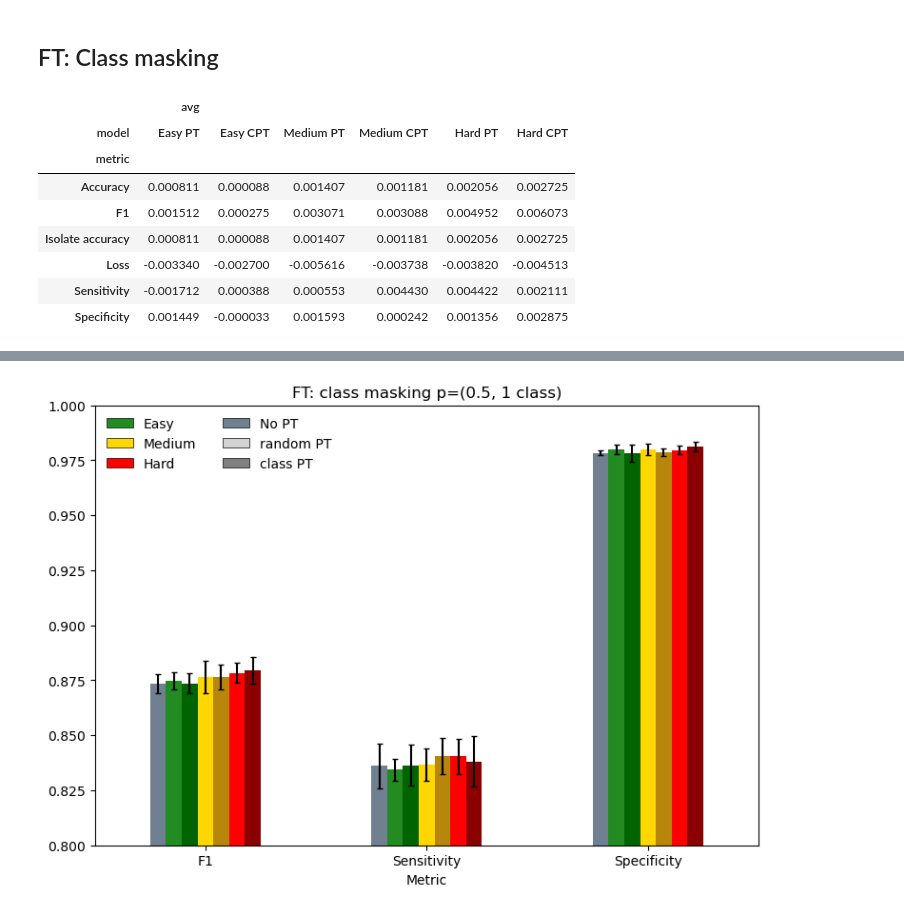
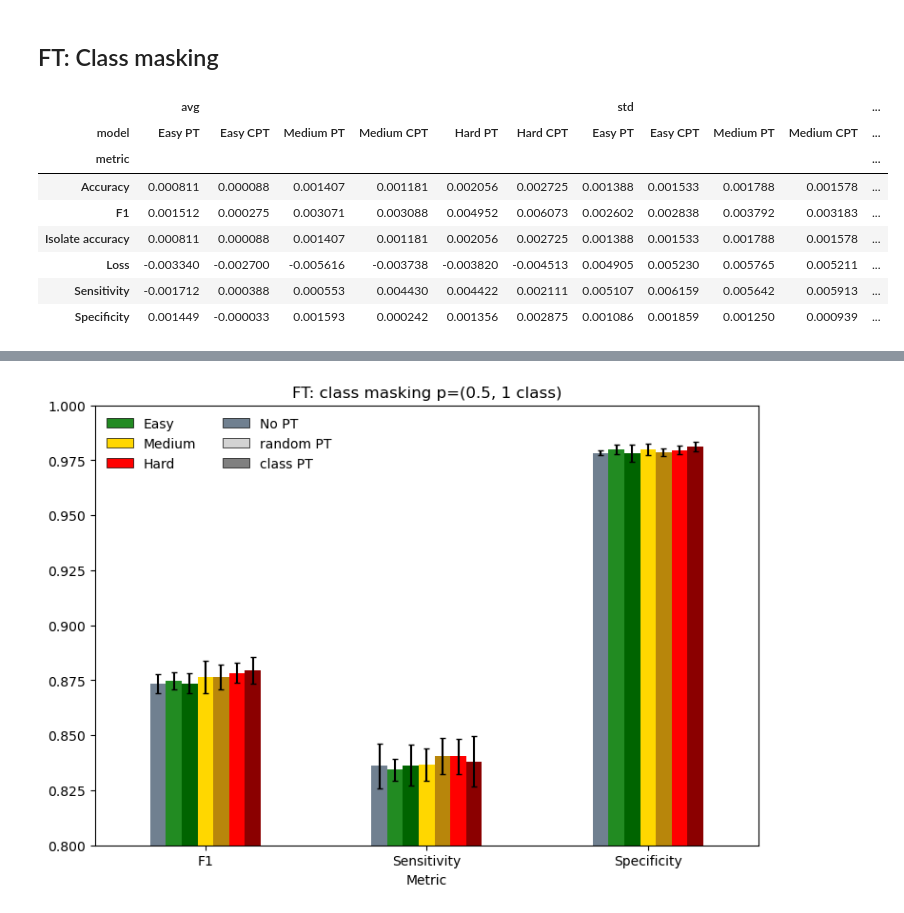
Before and after one commit to jespeols/ARFusion, a Jupyter notebook: CV_analysis.ipynb, the cells around one changed output, grey strips where cells are left out. Saved outputs shown, nothing was run; the diff lists cells and outputs as text; code cells hidden in the pictures.

```diff
--- a/CV_analysis.ipynb
+++ b/CV_analysis.ipynb
@@ -564,8 +564,11 @@ results_dict_list = [res_noPT, res_rnd_easyPT, res_class_easyPT, res_rnd_mediumP
 df_CV_list = [get_average_and_std_df(results_dict) for results_dict in results_dict_list]
 df_CV = pd.concat(df_CV_list, keys=model_names, names=['model']).reset_index(level=1, drop=True).set_index('metric', append=True).unstack(level=0)
 df_CV = df_CV.reindex(columns=model_names, level=1)
-df_avg = df_CV.drop(('avg', 'No PT'), axis=1).drop('std', axis=1)
-for i in range(df_avg.shape[0]):
-    df_avg.iloc[i, :] = df_avg.iloc[i, :] - df_CV.loc[:, ('avg', 'No PT')].values[i]
-df_avg
+df_diff = df_CV.drop(('avg', 'No PT'), axis=1).drop(('std', 'No PT'), axis=1)
+for i in range(df_diff.shape[0]):
+    df_diff.iloc[i, :].loc['avg'] = df_diff.iloc[i, :] - df_CV.loc[:, ('avg', 'No PT')].values[i]
+    std_1 = df_diff.iloc[i, :].loc['std'].values**2/5
+    std_2 = df_CV.loc[:, ('std', 'No PT')].values[i]**2/5
+    df_diff.iloc[i, :].loc['std'] = np.sqrt(std_1 + std_2) # standard error of the difference of means
+df_diff
 # %% [output]
@@ -629,44 +641,47 @@ plt.show()
 # %%
 ## No pre-training
 with open(os.path.join(BASE_DIR, 'results', 'MM', 'FT_noPT_0.5_class', 'CV_results.pkl'), 'rb') as f:
     res_noPT = CPU_Unpickler(f).load()
 
 ## PT: Random masking
 with open(os.path.join(BASE_DIR, 'results', 'MM', 'FT_easyPT_0.5_class', 'CV_results.pkl'), 'rb') as f:
     res_rnd_easyPT = CPU_Unpickler(f).load()
 with open(os.path.join(BASE_DIR, 'results', 'MM', 'FT_mediumPT_0.5_class', 'CV_results.pkl'), 'rb') as f:
     res_rnd_mediumPT = CPU_Unpickler(f).load()
 with open(os.path.join(BASE_DIR, 'results', 'MM', 'FT_hardPT_0.5_class', 'CV_results.pkl'), 'rb') as f:
     res_rnd_hardPT = CPU_Unpickler(f).load()
 
 ## PT: Class masking
 with open(os.path.join(BASE_DIR, 'results', 'MM', 'FT_easyCPT_0.5_class', 'CV_results.pkl'), 'rb') as f:
     res_class_easyPT = CPU_Unpickler(f).load()
 with open(os.path.join(BASE_DIR, 'results', 'MM', 'FT_mediumCPT_0.5_class', 'CV_results.pkl'), 'rb') as f:
     res_class_mediumPT = CPU_Unpickler(f).load()
 with open(os.path.join(BASE_DIR, 'results', 'MM', 'FT_hardCPT_0.5_class', 'CV_results.pkl'), 'rb') as f:
     res_class_hardPT = CPU_Unpickler(f).load()
 
 model_names = ['No PT', 'Easy PT', 'Easy CPT', 'Medium PT', 'Medium CPT', 'Hard PT', 'Hard CPT']
 colors = ['tab:gray', 'forestgreen', 'darkgreen', 'gold', 'darkgoldenrod', 'red', 'darkred']
 results_dict_list = [res_noPT, res_rnd_easyPT, res_class_easyPT, res_rnd_mediumPT, res_class_mediumPT, res_rnd_hardPT, res_class_hardPT]
 
 df_CV_list = [get_average_and_std_df(results_dict) for results_dict in results_dict_list]
 df_CV = pd.concat(df_CV_list, keys=model_names, names=['model']).reset_index(level=1, drop=True).set_index('metric', append=True).unstack(level=0)
 df_CV = df_CV.reindex(columns=model_names, level=1)
-df_avg = df_CV.drop(('avg', 'No PT'), axis=1).drop('std', axis=1)
-for i in range(df_avg.shape[0]):
-    df_avg.iloc[i, :] = df_avg.iloc[i, :] - df_CV.loc[:, ('avg', 'No PT')].values[i]
-df_avg
+df_diff = df_CV.drop(('avg', 'No PT'), axis=1).drop(('std', 'No PT'), axis=1)
+for i in range(df_diff.shape[0]):
+    df_diff.iloc[i, :].loc['avg'] = df_diff.iloc[i, :] - df_CV.loc[:, ('avg', 'No PT')].values[i]
+    std_1 = df_diff.iloc[i, :].loc['std'].values**2/5
+    std_2 = df_CV.loc[:, ('std', 'No PT')].values[i]**2/5
+    df_diff.iloc[i, :].loc['std'] = np.sqrt(std_1 + std_2)
+df_diff
 # %% [output]
-|  | avg |  |  |  |  |  |
-| model | Easy PT | Easy CPT | Medium PT | Medium CPT | Hard PT | Hard CPT |
-| metric |  |  |  |  |  |  |
-| Accuracy | 0.000811 | 0.000088 | 0.001407 | 0.001181 | 0.002056 | 0.002725 |
-| F1 | 0.001512 | 0.000275 | 0.003071 | 0.003088 | 0.004952 | 0.006073 |
-| Isolate accuracy | 0.000811 | 0.000088 | 0.001407 | 0.001181 | 0.002056 | 0.002725 |
-| Loss | -0.003340 | -0.002700 | -0.005616 | -0.003738 | -0.003820 | -0.004513 |
-| Sensitivity | -0.001712 | 0.000388 | 0.000553 | 0.004430 | 0.004422 | 0.002111 |
-| Specificity | 0.001449 | -0.000033 | 0.001593 | 0.000242 | 0.001356 | 0.002875 |
+|  | avg |  |  |  |  |  | std |  |  |  | ... |
+| model | Easy PT | Easy CPT | Medium PT | Medium CPT | Hard PT | Hard CPT | Easy PT | Easy CPT | Medium PT | Medium CPT | ... |
+| metric |  |  |  |  |  |  |  |  |  |  | ... |
+| Accuracy | 0.000811 | 0.000088 | 0.001407 | 0.001181 | 0.002056 | 0.002725 | 0.001388 | 0.001533 | 0.001788 | 0.001578 | ... |
+| F1 | 0.001512 | 0.000275 | 0.003071 | 0.003088 | 0.004952 | 0.006073 | 0.002602 | 0.002838 | 0.003792 | 0.003183 | ... |
+| Isolate accuracy | 0.000811 | 0.000088 | 0.001407 | 0.001181 | 0.002056 | 0.002725 | 0.001388 | 0.001533 | 0.001788 | 0.001578 | ... |
+| Loss | -0.003340 | -0.002700 | -0.005616 | -0.003738 | -0.003820 | -0.004513 | 0.004905 | 0.005230 | 0.005765 | 0.005211 | ... |
+| Sensitivity | -0.001712 | 0.000388 | 0.000553 | 0.004430 | 0.004422 | 0.002111 | 0.005107 | 0.006159 | 0.005642 | 0.005913 | ... |
+| Specificity | 0.001449 | -0.000033 | 0.001593 | 0.000242 | 0.001356 | 0.002875 | 0.001086 | 0.001859 | 0.001250 | 0.000939 | ... |
 # %%
 fig, ax = plt.subplots(figsize=(9, 6))
```
Also changed, not shown: parts of 5 cells of this notebook, 3 other files.
